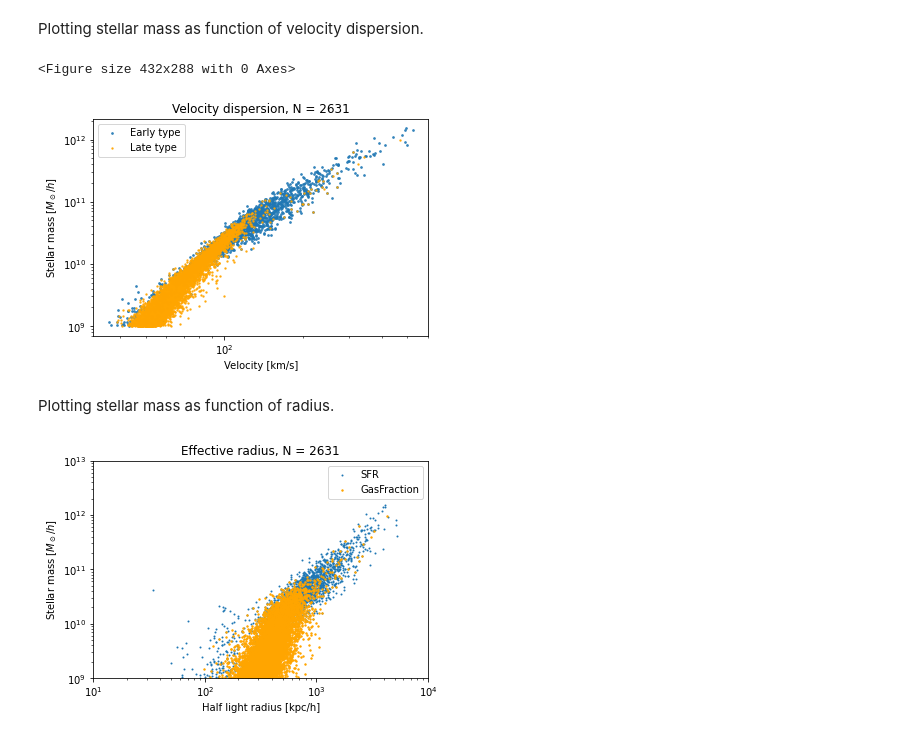
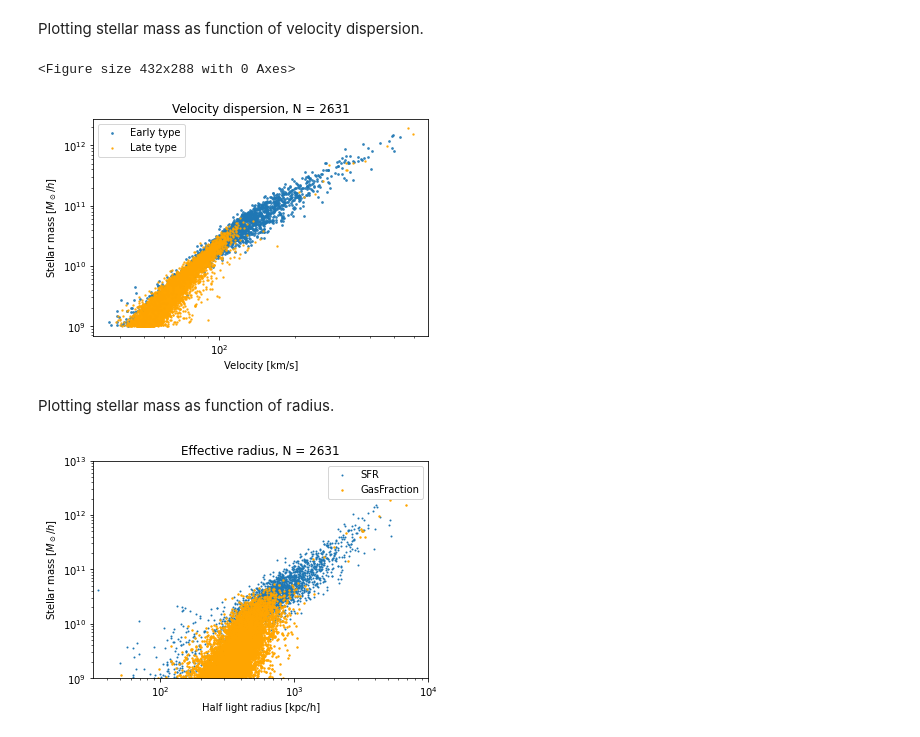
Before and after one commit to choisant/illustris-project, a Jupyter notebook: src/FP.ipynb, the cells around one changed output. Drawn from its saved outputs; the diff is of its cells as text; code cells hidden in the pictures.

```diff
--- a/src/FP.ipynb
+++ b/src/FP.ipynb
@@ -20,19 +18,19 @@ df2["SubhaloMassStellar"] *=10**10
 fig, ax = plt.subplots(0)
 ax = df1.plot.scatter(x="SubhaloVelDisp", y="SubhaloMassStellar",s=3, label = "Early type", alpha=0.8)
 df2.plot.scatter(x="SubhaloVelDisp", y="SubhaloMassStellar",s=2, color = "orange", alpha=0.8 , ax = ax, label = "Late type")
-il.formatplot.formatPlotVD_SM(title = "Velocity dispersion", df=df1)
+il.formatplot.VD_SM(title = "Velocity dispersion", df=df1)
 plt.savefig("../fig/FP/early_late_VD_SM_GasFraction.png")
 # %% [output]
 <Figure size 432x288 with 0 Axes>
-[figure, old version]
+[figure, new version]
 # %% [markdown]
 Plotting stellar mass as function of radius.
 # %%
 df1["SubhaloHalfmassRad"] *=10
 df2["SubhaloHalfmassRad"] *=10
 
 ax1 = df1.plot.scatter(x="SubhaloHalfmassRad", y="SubhaloMassStellar",s=1, label = "SFR")
 df2.plot.scatter(x="SubhaloHalfmassRad", y="SubhaloMassStellar",s=2, color = "orange", label = "GasFraction", ax=ax1)
-il.formatplot.formatPlotR_SM(title="Effective radius", df = df1)
+il.formatplot.R_SM(title="Effective radius", df = df1)
 # %% [output]
-[figure, old version]
+[figure, new version]
```
Also changed, not shown: parts of 1 cell of this notebook, 7 other files.
